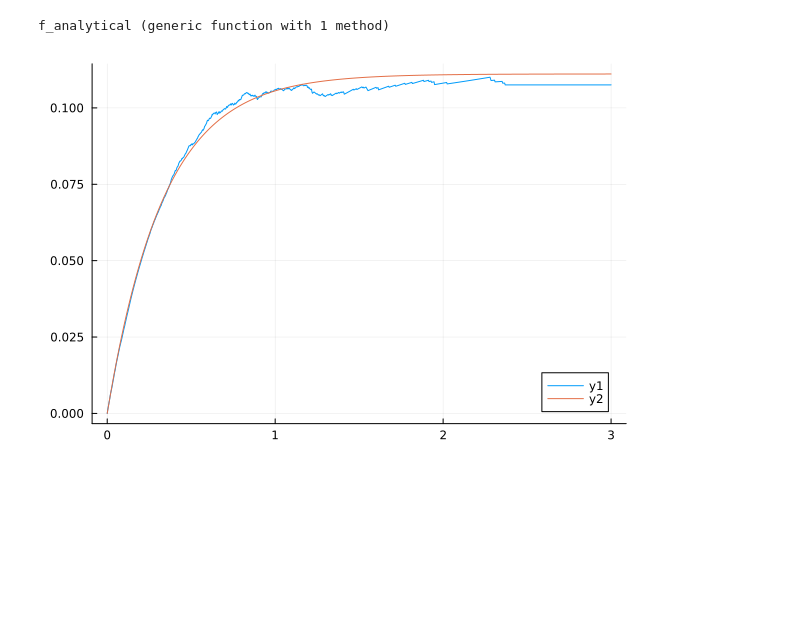
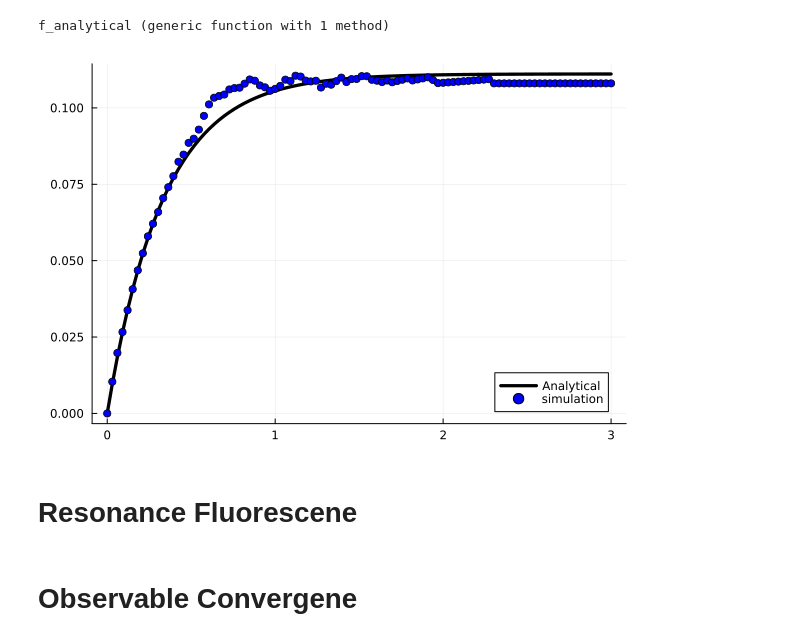
Before and after one commit to Ste1nb0cK/QuTaM.jl, a Jupyter notebook: notebooks/Monitoring.ipynb, the cells around one changed output. Saved outputs shown, nothing was run; the diff lists cells and outputs as text; code cells hidden in the pictures; blank space fills up the shorter version.

```diff
--- a/notebooks/Monitoring.ipynb
+++ b/notebooks/Monitoring.ipynb
@@ -176,11 +203,10 @@ end
 MonitoringOperator (generic function with 1 method)
 # %%
 sys = QuTaM.rd_sys
-
 params = SimulParameters(QuTaM.rd_psi0,
     3.0, # Final time. Set very long so that all trajectories jump
     1, # seed
-    2500, # Number of trajectories
+    1000, # Number of trajectories
     50_000, # Number of samples in the finegrid
     10.5, # Multiplier to use in the fine grid
     1e-3 # Tolerance for passing Dark state test
@@ -199,3 +227,3 @@ trajectories = run_trajectories(sys, params);
 # %%
-ntimes = 1000
+ntimes = 100
 t_given = collect(LinRange(0, params.tf, ntimes));
@@ -219,7 +270,11 @@ f_analytical(t) = (1-exp(-QuTaM.rd_gamma*t))/(QuTaM.rd_gamma^2)
 # %% [output]
 f_analytical (generic function with 1 method)
 # %%
-plot(t_given, fi)
-plot!(t_given, f_analytical.(t_given))
+plot(t_given, f_analytical.(t_given), label="Analytical", color="black", linewidth=3.3)
+scatter!(t_given, fi, label="simulation", color="blue")
 # %% [output]
-[figure, old version]
+[figure, new version]
+# %% [markdown]
+# Resonance Fluorescene
+# %% [markdown]
+# Observable Convergene
```
Also changed, not shown: parts of 26 cells of this notebook, 4 other files.
